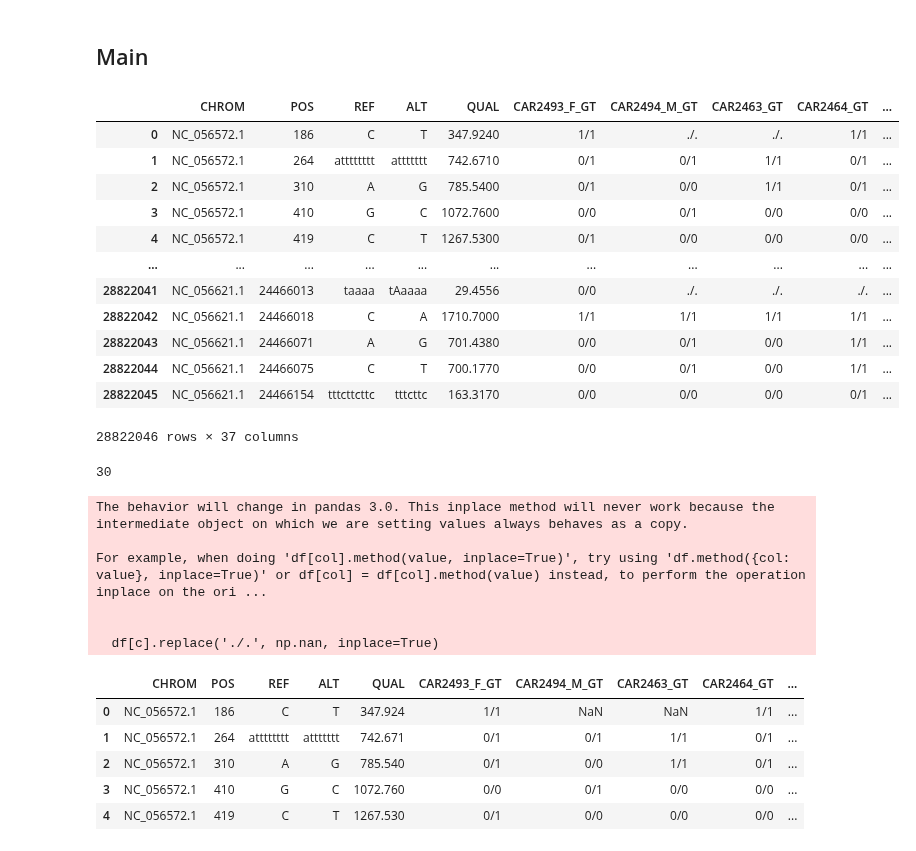
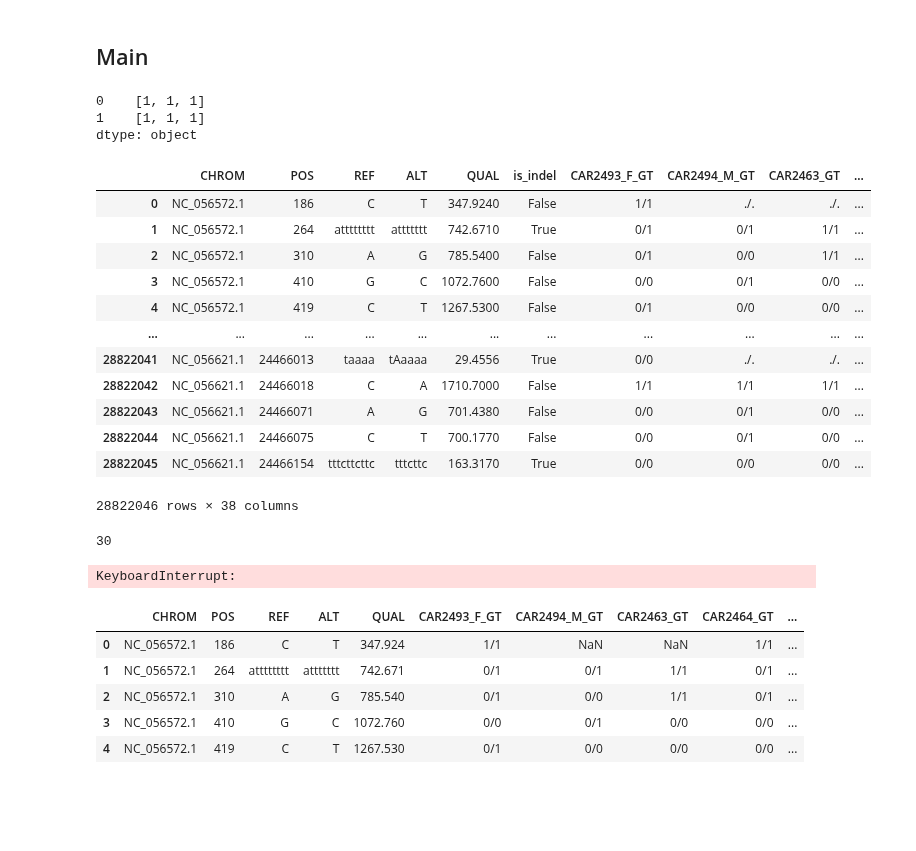
Before and after one commit to mitoclub/AquaSelection, a Jupyter notebook: intersect.ipynb, the cells around one changed output. Drawn from its saved outputs; the diff is of its cells as text; code cells hidden in the pictures; blank space fills up the shorter version.

```diff
--- a/intersect.ipynb
+++ b/intersect.ipynb
@@ -95,20 +129,39 @@ df_flt = df.drop(cold_to_del, axis=1)
 df_flt.to_parquet('./data/interim/CARP_KANT.parquet')
 # %% [markdown]
 ## Main
+# %%
+# Calc the ident to parents
+import pandas as pd
+d = pd.DataFrame({
+    'mother': ['1/1', '0/1'],
+    'father': ['0/1', '0/1'],
+    'child': ['1/2', '0/2'],
+})
+d['mother'] = d['mother'].str.split('/').apply(set)
+d['father'] = d['father'].str.split('/').apply(set)
+d['child']  = d['child'].str.split('/').apply(set)
+d
+d.apply(lambda x: [len(x.child.intersection(x.mother)),
+                   len(x.child.intersection(x.father)),
+                   len(x.child.difference(x.father.union(x.mother)))], axis=1)
+# %% [output]
+0    [1, 1, 1]
+1    [1, 1, 1]
+dtype: object
 # %%
-df = pd.read_parquet('./data/CARP_KANT.parquet')
+df = pd.read_parquet('./data/interim/CARP_KANT.parquet')
 df
 # %% [output]
-|  | CHROM | POS | REF | ALT | QUAL | CAR2493_F_GT | CAR2494_М_GT | CAR2463_GT | CAR2464_GT | ... |
-| 0 | NC_056572.1 | 186 | C | T | 347.9240 | 1/1 | ./. | ./. | 1/1 | ... |
-| 1 | NC_056572.1 | 264 | atttttttt | attttttt | 742.6710 | 0/1 | 0/1 | 1/1 | 0/1 | ... |
-| 2 | NC_056572.1 | 310 | A | G | 785.5400 | 0/1 | 0/0 | 1/1 | 0/1 | ... |
-| 3 | NC_056572.1 | 410 | G | C | 1072.7600 | 0/0 | 0/1 | 0/0 | 0/0 | ... |
-| 4 | NC_056572.1 | 419 | C | T | 1267.5300 | 0/1 | 0/0 | 0/0 | 0/0 | ... |
+|  | CHROM | POS | REF | ALT | QUAL | is_indel | CAR2493_F_GT | CAR2494_М_GT | CAR2463_GT | ... |
+| 0 | NC_056572.1 | 186 | C | T | 347.9240 | False | 1/1 | ./. | ./. | ... |
+| 1 | NC_056572.1 | 264 | atttttttt | attttttt | 742.6710 | True | 0/1 | 0/1 | 1/1 | ... |
+| 2 | NC_056572.1 | 310 | A | G | 785.5400 | False | 0/1 | 0/0 | 1/1 | ... |
+| 3 | NC_056572.1 | 410 | G | C | 1072.7600 | False | 0/0 | 0/1 | 0/0 | ... |
+| 4 | NC_056572.1 | 419 | C | T | 1267.5300 | False | 0/1 | 0/0 | 0/0 | ... |
 | ... | ... | ... | ... | ... | ... | ... | ... | ... | ... | ... |
-| 28822041 | NC_056621.1 | 24466013 | taaaa | tAaaaa | 29.4556 | 0/0 | ./. | ./. | ./. | ... |
-| 28822042 | NC_056621.1 | 24466018 | C | A | 1710.7000 | 1/1 | 1/1 | 1/1 | 1/1 | ... |
-| 28822043 | NC_056621.1 | 24466071 | A | G | 701.4380 | 0/0 | 0/1 | 0/0 | 1/1 | ... |
-| 28822044 | NC_056621.1 | 24466075 | C | T | 700.1770 | 0/0 | 0/1 | 0/0 | 1/1 | ... |
-| 28822045 | NC_056621.1 | 24466154 | tttcttcttc | tttcttc | 163.3170 | 0/0 | 0/0 | 0/0 | 0/1 | ... |
+| 28822041 | NC_056621.1 | 24466013 | taaaa | tAaaaa | 29.4556 | True | 0/0 | ./. | ./. | ... |
+| 28822042 | NC_056621.1 | 24466018 | C | A | 1710.7000 | False | 1/1 | 1/1 | 1/1 | ... |
+| 28822043 | NC_056621.1 | 24466071 | A | G | 701.4380 | False | 0/0 | 0/1 | 0/0 | ... |
+| 28822044 | NC_056621.1 | 24466075 | C | T | 700.1770 | False | 0/0 | 0/1 | 0/0 | ... |
+| 28822045 | NC_056621.1 | 24466154 | tttcttcttc | tttcttc | 163.3170 | True | 0/0 | 0/0 | 0/0 | ... |
-28822046 rows × 37 columns
+28822046 rows × 38 columns
@@ -120,14 +175,10 @@ len(child_cols)
 30
 # %%
 for c in tqdm.tqdm(car_cols):
-    df[c].replace('./.', np.nan, inplace=True)
+    df[c] = df[c].replace('./.', '').str.split('/')\
+        .apply(lambda x: {} if x[0] == '' else set(x))
 # %% [output]
-The behavior will change in pandas 3.0. This inplace method will never work because the intermediate object on which we are setting values always behaves as a copy.
-
-For example, when doing 'df[col].method(value, inplace=True)', try using 'df.method({col: value}, inplace=True)' or df[col] = df[col].method(value) instead, to perform the operation inplace on the ori ...
-
-
-  df[c].replace('./.', np.nan, inplace=True)
+KeyboardInterrupt:
 # %%
 df.head()
 # %% [output]
```
Also changed, not shown: parts of 6 cells of this notebook, 3 other files.
